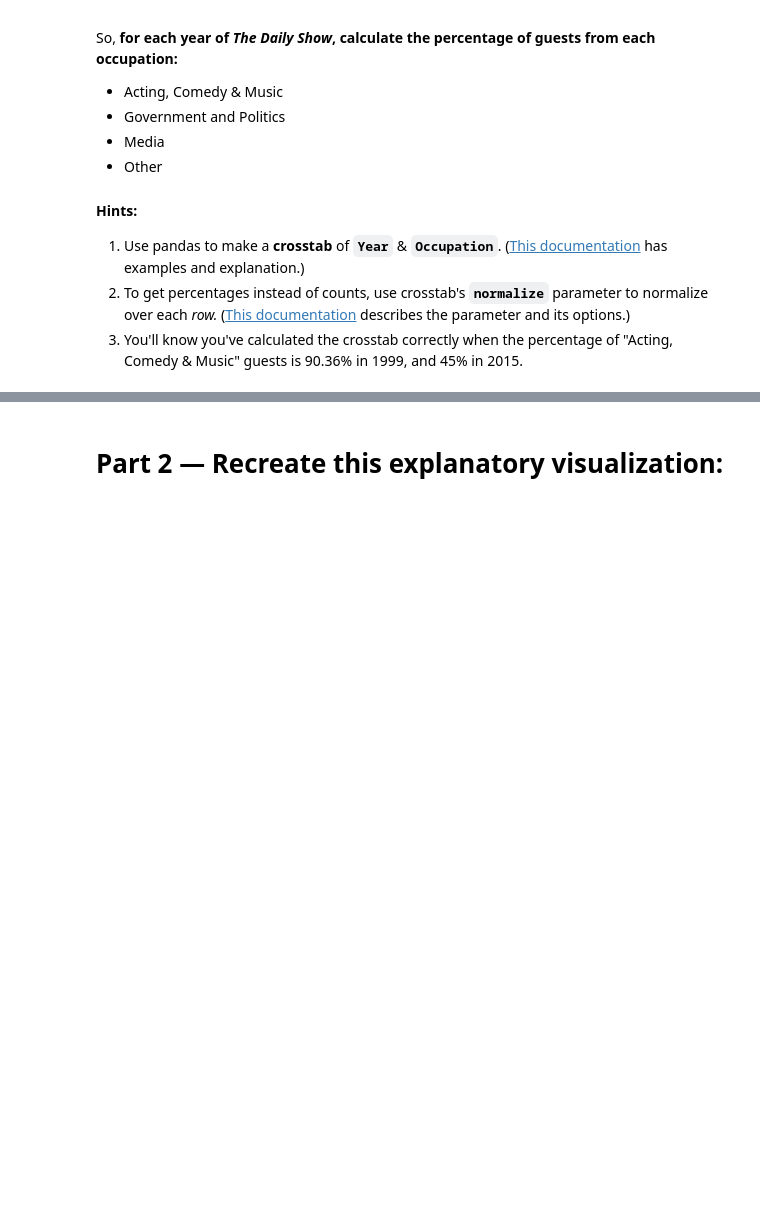
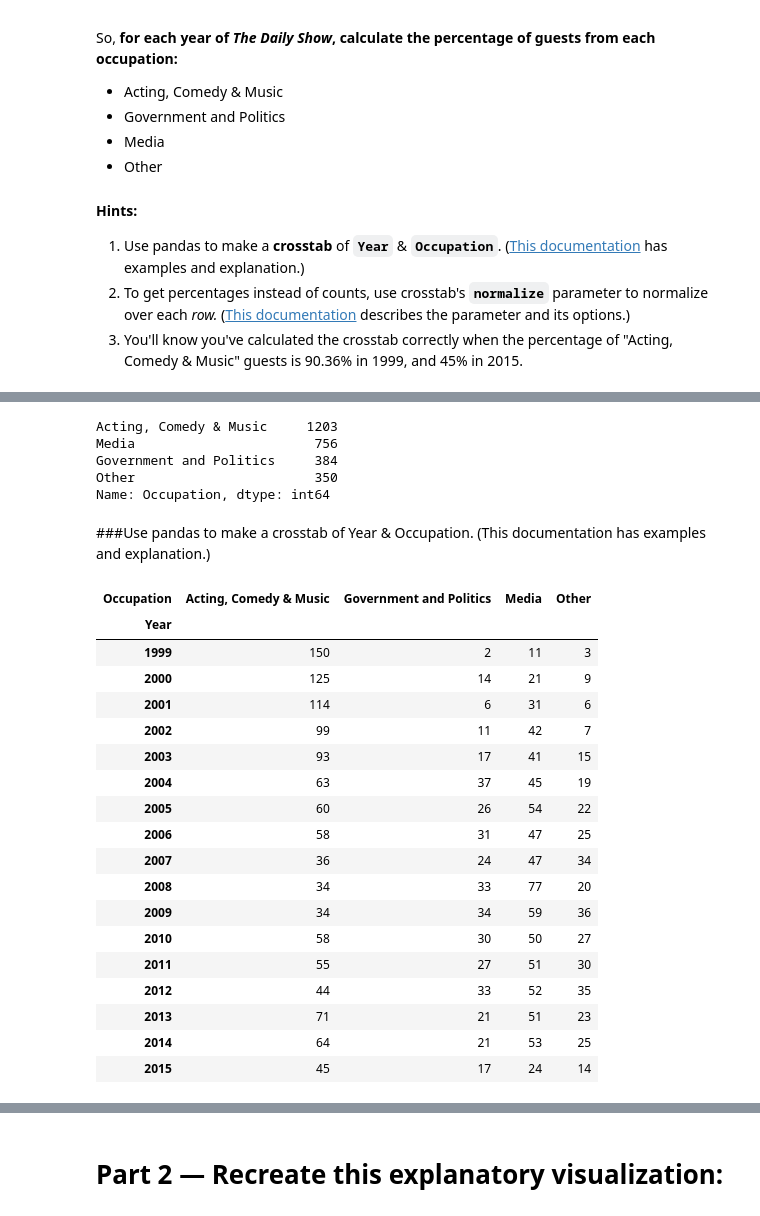
Before and after one commit to bloominstituteoftechnology/DS-Sprint-02-Storytelling-With-Data, a Jupyter notebook: DS_Unit_1_Sprint_Challenge_2.ipynb, the cells around one changed output, grey strips where cells are left out. Drawn from its saved outputs; the diff is of its cells as text; code cells hidden in the pictures; blank space fills up the shorter version.

```diff
--- a/DS_Unit_1_Sprint_Challenge_2.ipynb
+++ b/DS_Unit_1_Sprint_Challenge_2.ipynb
@@ -51,0 +65,33 @@ So, **for each year of _The Daily Show_, calculate the percentage of guests from
+# %%
+df.Occupation.value_counts()
+# %% [output]
+Acting, Comedy & Music     1203
+Media                       756
+Government and Politics     384
+Other                       350
+Name: Occupation, dtype: int64
+# %% [markdown]
+
+###Use pandas to make a crosstab of Year & Occupation. (This documentation has examples and explanation.)
+# %%
+pd.crosstab(df['Year'], df['Occupation'])
+# %% [output]
+| Occupation | Acting, Comedy & Music | Government and Politics | Media | Other |
+| Year |  |  |  |  |
+| 1999 | 150 | 2 | 11 | 3 |
+| 2000 | 125 | 14 | 21 | 9 |
+| 2001 | 114 | 6 | 31 | 6 |
+| 2002 | 99 | 11 | 42 | 7 |
+| 2003 | 93 | 17 | 41 | 15 |
+| 2004 | 63 | 37 | 45 | 19 |
+| 2005 | 60 | 26 | 54 | 22 |
+| 2006 | 58 | 31 | 47 | 25 |
+| 2007 | 36 | 24 | 47 | 34 |
+| 2008 | 34 | 33 | 77 | 20 |
+| 2009 | 34 | 34 | 59 | 36 |
+| 2010 | 58 | 30 | 50 | 27 |
+| 2011 | 55 | 27 | 51 | 30 |
+| 2012 | 44 | 33 | 52 | 35 |
+| 2013 | 71 | 21 | 51 | 23 |
+| 2014 | 64 | 21 | 53 | 25 |
+| 2015 | 45 | 17 | 24 | 14 |
```
Also changed, not shown: parts of 15 cells of this notebook.
